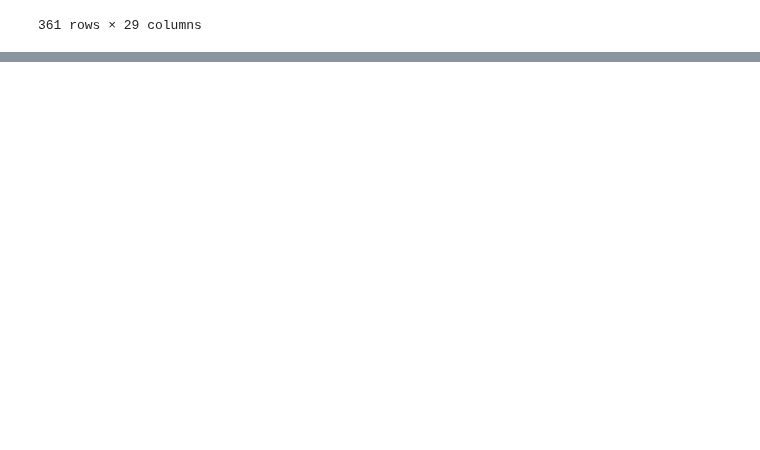
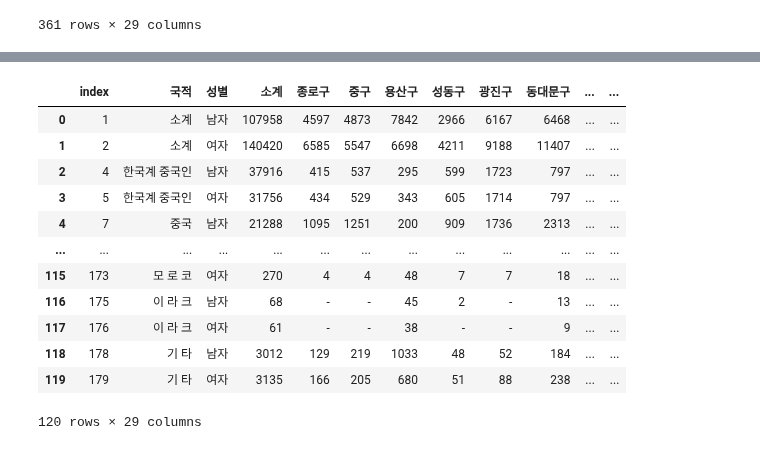
Before and after one commit to CityCrimeResearch/MidProject, a Jupyter notebook: members/이관형/notebook/전처리.ipynb, the cells around one changed output, grey strips where cells are left out. Cells and saved outputs as stored; diff of their text form; code cells hidden in the pictures; blank space fills up the shorter version.

```diff
--- a/members/이관형/notebook/전처리.ipynb
+++ b/members/이관형/notebook/전처리.ipynb
@@ -84,0 +168,18 @@ df1
+# %%
+df3.reset_index(inplace=True)
+# %%
+df3
+# %% [output]
+|  | index | 국적 | 성별 | 소계 | 종로구 | 중구 | 용산구 | 성동구 | 광진구 | 동대문구 | ... | ... |
+| 0 | 1 | 소계 | 남자 | 107958 | 4597 | 4873 | 7842 | 2966 | 6167 | 6468 | ... | ... |
+| 1 | 2 | 소계 | 여자 | 140420 | 6585 | 5547 | 6698 | 4211 | 9188 | 11407 | ... | ... |
+| 2 | 4 | 한국계 중국인 | 남자 | 37916 | 415 | 537 | 295 | 599 | 1723 | 797 | ... | ... |
+| 3 | 5 | 한국계 중국인 | 여자 | 31756 | 434 | 529 | 343 | 605 | 1714 | 797 | ... | ... |
+| 4 | 7 | 중국 | 남자 | 21288 | 1095 | 1251 | 200 | 909 | 1736 | 2313 | ... | ... |
+| ... | ... | ... | ... | ... | ... | ... | ... | ... | ... | ... | ... | ... |
+| 115 | 173 | 모 로 코 | 여자 | 270 | 4 | 4 | 48 | 7 | 7 | 18 | ... | ... |
+| 116 | 175 | 이 라 크 | 남자 | 68 | - | - | 45 | 2 | - | 13 | ... | ... |
+| 117 | 176 | 이 라 크 | 여자 | 61 | - | - | 38 | - | - | 9 | ... | ... |
+| 118 | 178 | 기 타 | 남자 | 3012 | 129 | 219 | 1033 | 48 | 52 | 184 | ... | ... |
+| 119 | 179 | 기 타 | 여자 | 3135 | 166 | 205 | 680 | 51 | 88 | 238 | ... | ... |
+120 rows × 29 columns
```
Also changed, not shown: parts of 13 cells of this notebook, 1 other file.
